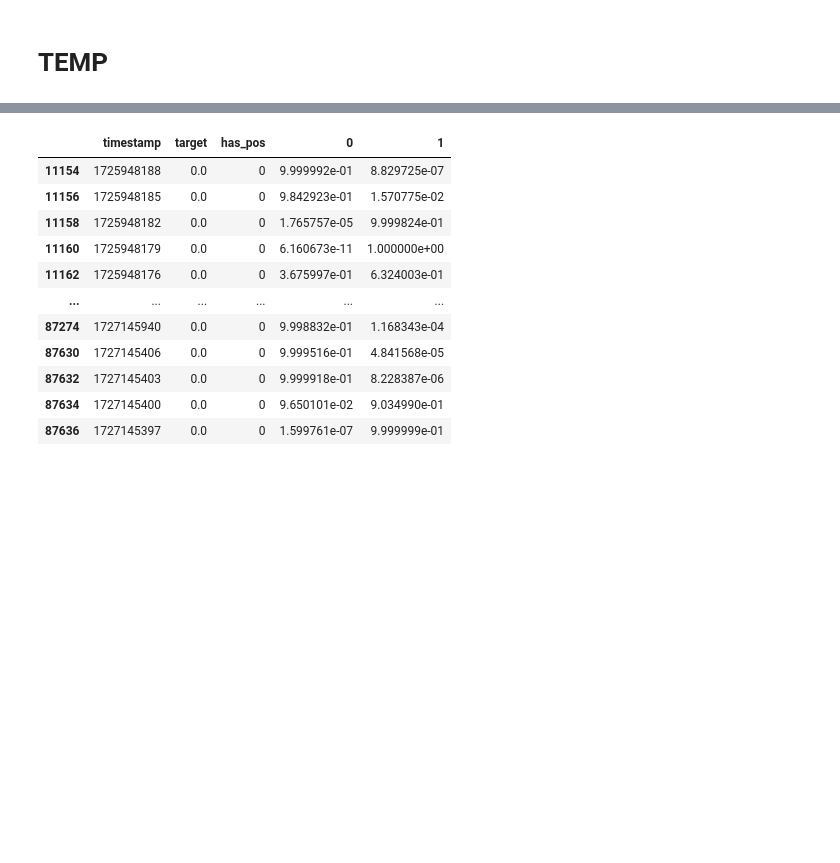
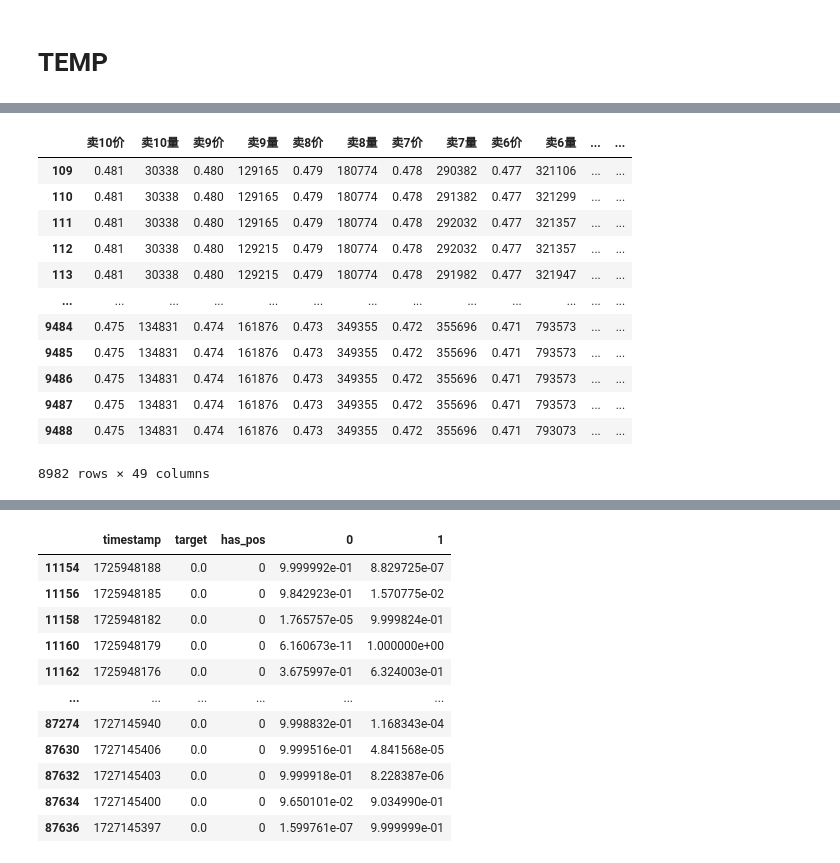
Before and after one commit to lhiqwj173/dl_helper, a Jupyter notebook: notebook/train.ipynb, the cells around one changed output, grey strips where cells are left out. Drawn from its saved outputs; the diff is of its cells as text; code cells hidden in the pictures; blank space fills up the shorter version.

```diff
--- a/notebook/train.ipynb
+++ b/notebook/train.ipynb
@@ -512,0 +531,27 @@ Name: count, dtype: int64
+# %%
+lob1 = lob_data['2024-09-05':].copy()
+signal1 = signal_pos_1['2024-09-05':].copy()
+
+a1 = pd.merge_asof(
+    lob1,
+    signal1.add_suffix('_pos0'),
+    left_on='timestamp',
+    right_on='timestamp_pos0',
+    direction='nearest'
+).drop_duplicates(subset='timestamp_pos0', keep=False)
+
+a1
+# %% [output]
+|  | 卖10价 | 卖10量 | 卖9价 | 卖9量 | 卖8价 | 卖8量 | 卖7价 | 卖7量 | 卖6价 | 卖6量 | ... | ... |
+| 109 | 0.481 | 30338 | 0.480 | 129165 | 0.479 | 180774 | 0.478 | 290382 | 0.477 | 321106 | ... | ... |
+| 110 | 0.481 | 30338 | 0.480 | 129165 | 0.479 | 180774 | 0.478 | 291382 | 0.477 | 321299 | ... | ... |
+| 111 | 0.481 | 30338 | 0.480 | 129165 | 0.479 | 180774 | 0.478 | 292032 | 0.477 | 321357 | ... | ... |
+| 112 | 0.481 | 30338 | 0.480 | 129215 | 0.479 | 180774 | 0.478 | 292032 | 0.477 | 321357 | ... | ... |
+| 113 | 0.481 | 30338 | 0.480 | 129215 | 0.479 | 180774 | 0.478 | 291982 | 0.477 | 321947 | ... | ... |
+| ... | ... | ... | ... | ... | ... | ... | ... | ... | ... | ... | ... | ... |
+| 9484 | 0.475 | 134831 | 0.474 | 161876 | 0.473 | 349355 | 0.472 | 355696 | 0.471 | 793573 | ... | ... |
+| 9485 | 0.475 | 134831 | 0.474 | 161876 | 0.473 | 349355 | 0.472 | 355696 | 0.471 | 793573 | ... | ... |
+| 9486 | 0.475 | 134831 | 0.474 | 161876 | 0.473 | 349355 | 0.472 | 355696 | 0.471 | 793573 | ... | ... |
+| 9487 | 0.475 | 134831 | 0.474 | 161876 | 0.473 | 349355 | 0.472 | 355696 | 0.471 | 793573 | ... | ... |
+| 9488 | 0.475 | 134831 | 0.474 | 161876 | 0.473 | 349355 | 0.472 | 355696 | 0.471 | 793073 | ... | ... |
+8982 rows × 49 columns
```
Also changed, not shown: parts of 7 cells of this notebook, 1 other file.
